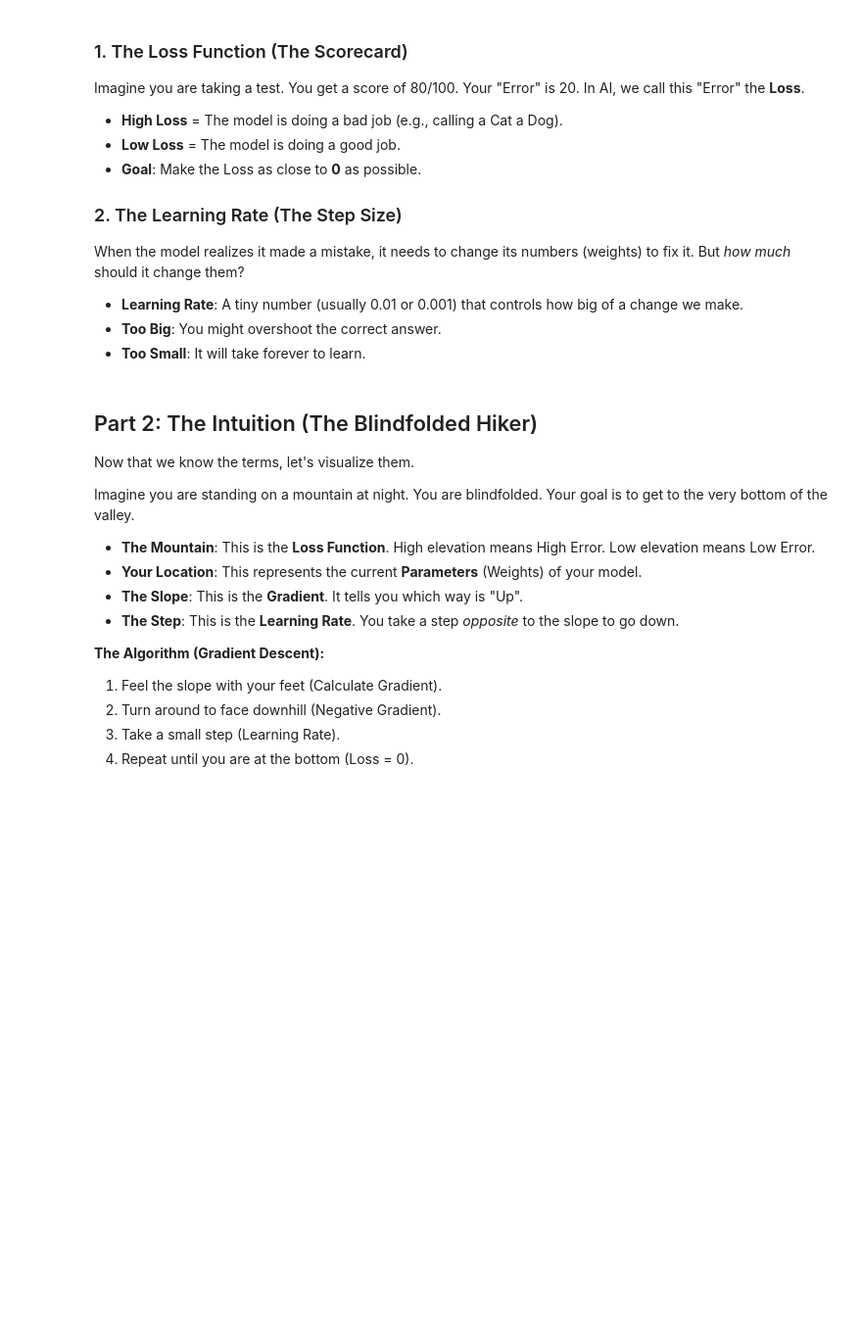
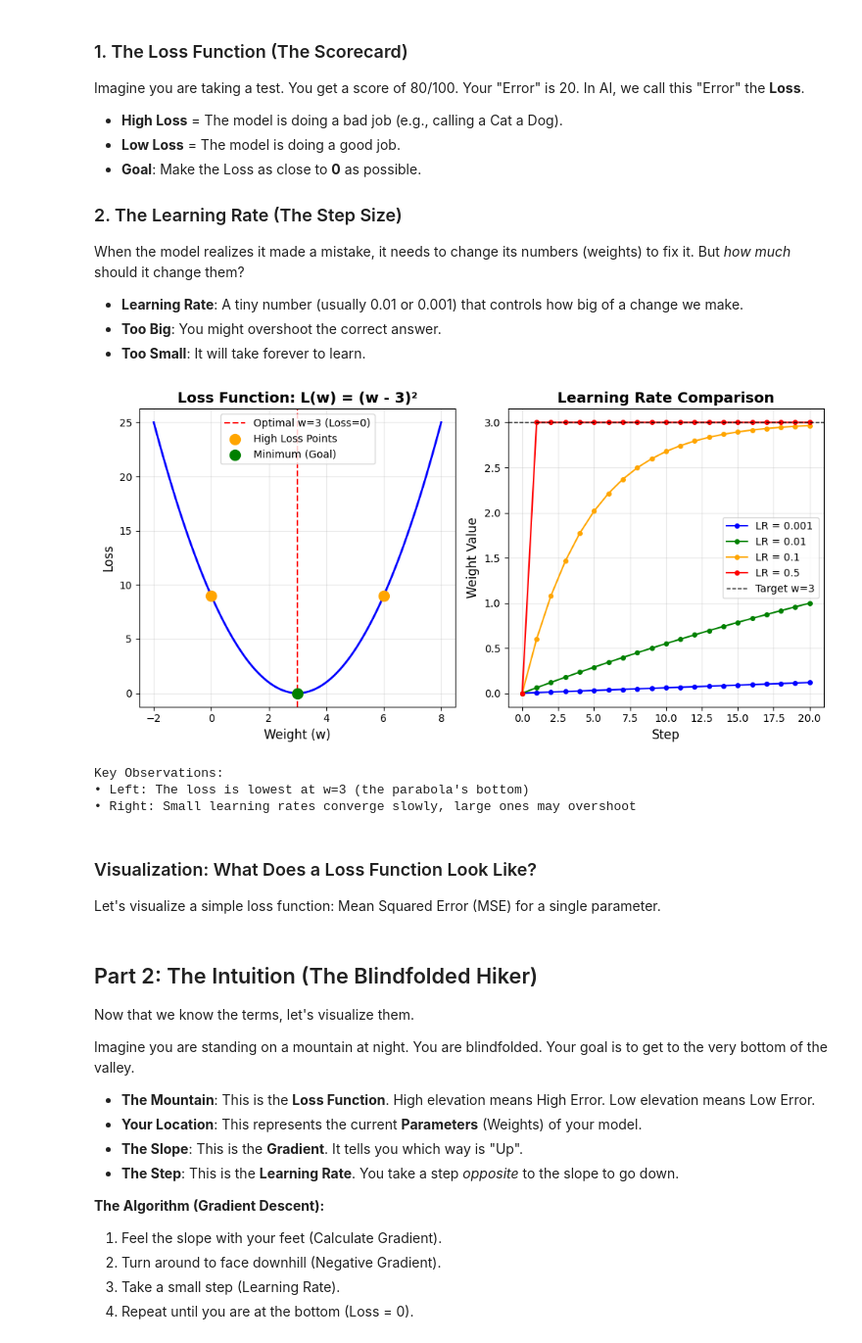
Before and after one commit to Anikhet/pytorch-tutorial, a Jupyter notebook: 01_Autograd_and_Gradients.ipynb, the cells around one changed output. Shown: that part at 98% size. Cells and saved outputs as stored; diff of their text form; code cells hidden in the pictures; blank space fills up the shorter version.

Commit message:
added visualization

```diff
--- a/01_Autograd_and_Gradients.ipynb
+++ b/01_Autograd_and_Gradients.ipynb
@@ -39,6 +39,61 @@ But *how much* should it change them?
 - **Learning Rate**: A tiny number (usually 0.01 or 0.001) that controls how big of a change we make.
 - **Too Big**: You might overshoot the correct answer.
 - **Too Small**: It will take forever to learn.
+# %%
+# Visualize a simple quadratic loss function: L(w) = (w - 3)^2
+w_values = np.linspace(-2, 8, 100)
+loss_values = (w_values - 3) ** 2
+
+plt.figure(figsize=(10, 5))
+
+# Plot 1: Loss Function
+plt.subplot(1, 2, 1)
+plt.plot(w_values, loss_values, 'b-', linewidth=2)
+plt.axvline(x=3, color='r', linestyle='--', label='Optimal w=3 (Loss=0)')
+plt.scatter([0, 6], [9, 9], color='orange', s=100, zorder=5, label='High Loss Points')
+plt.scatter([3], [0], color='green', s=100, zorder=5, label='Minimum (Goal)')
+plt.xlabel('Weight (w)', fontsize=12)
+plt.ylabel('Loss', fontsize=12)
+plt.title('Loss Function: L(w) = (w - 3)²', fontsize=14, fontweight='bold')
+plt.legend()
+plt.grid(True, alpha=0.3)
+
+# Plot 2: Effect of Learning Rate
+plt.subplot(1, 2, 2)
+learning_rates = [0.001, 0.01, 0.1, 0.5]
+colors = ['blue', 'green', 'orange', 'red']
+
+for lr, color in zip(learning_rates, colors):
+    w = 0.0
+    trajectory = [w]
+    for _ in range(20):
+        gradient = 2 * (w - 3)  # derivative of (w-3)^2
+        w = w - lr * gradient
+        trajectory.append(w)
+    plt.plot(trajectory, label=f'LR = {lr}', marker='o', markersize=4, color=color)
+
+plt.axhline(y=3, color='black', linestyle='--', linewidth=1, label='Target w=3')
+plt.xlabel('Step', fontsize=12)
+plt.ylabel('Weight Value', fontsize=12)
+plt.title('Learning Rate Comparison', fontsize=14, fontweight='bold')
+plt.legend()
+plt.grid(True, alpha=0.3)
+
+plt.tight_layout()
+plt.show()
+
+print("Key Observations:")
+print("• Left: The loss is lowest at w=3 (the parabola's bottom)")
+print("• Right: Small learning rates converge slowly, large ones may overshoot")
+# %% [output]
+[figure, added]
+Key Observations:
+• Left: The loss is lowest at w=3 (the parabola's bottom)
+• Right: Small learning rates converge slowly, large ones may overshoot
+# %% [markdown]
+### Visualization: What Does a Loss Function Look Like?
+
+Let's visualize a simple loss function: Mean Squared Error (MSE) for a single parameter.
 # %% [markdown]
 ## Part 2: The Intuition (The Blindfolded Hiker)
 
```
Also changed, not shown: parts of 8 cells of this notebook, 6 other files.
